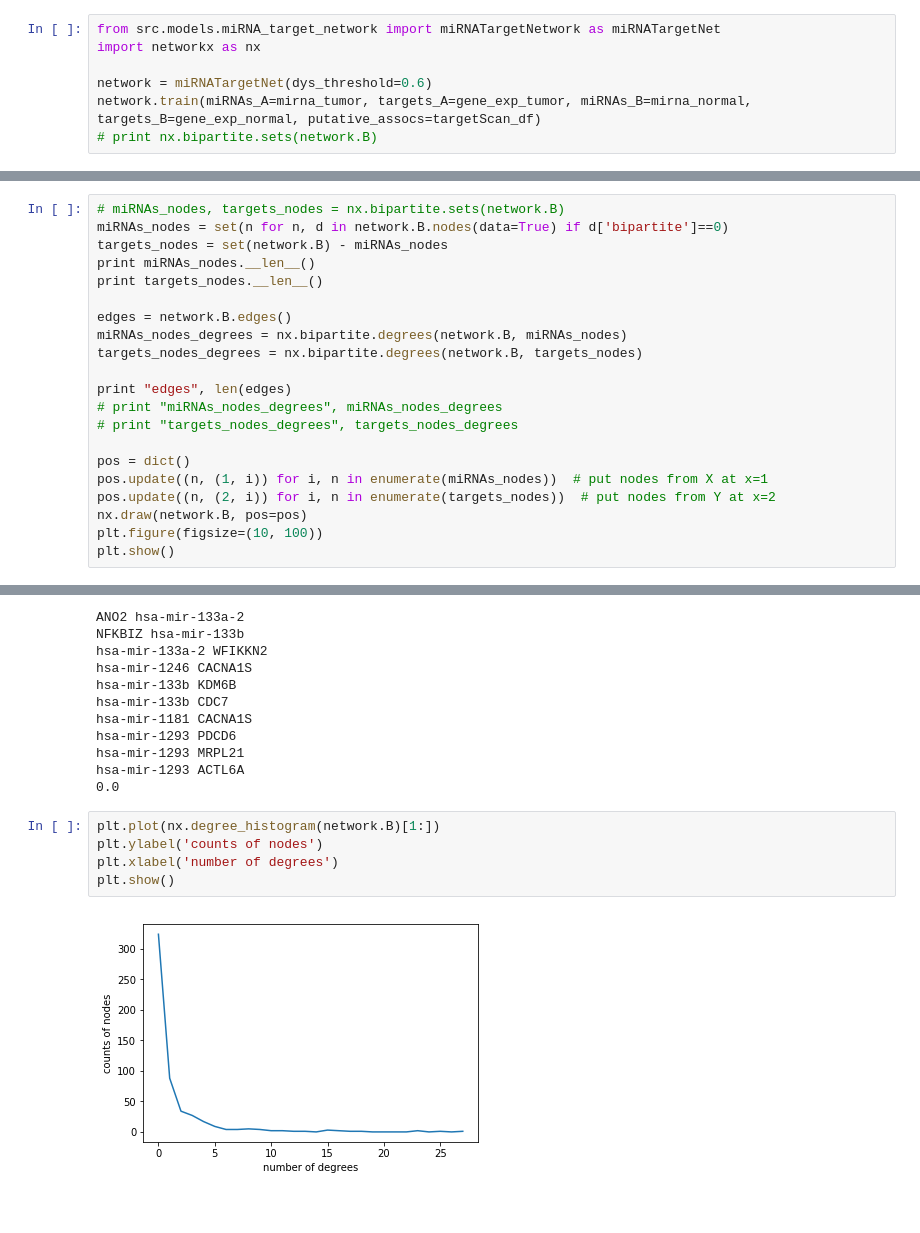
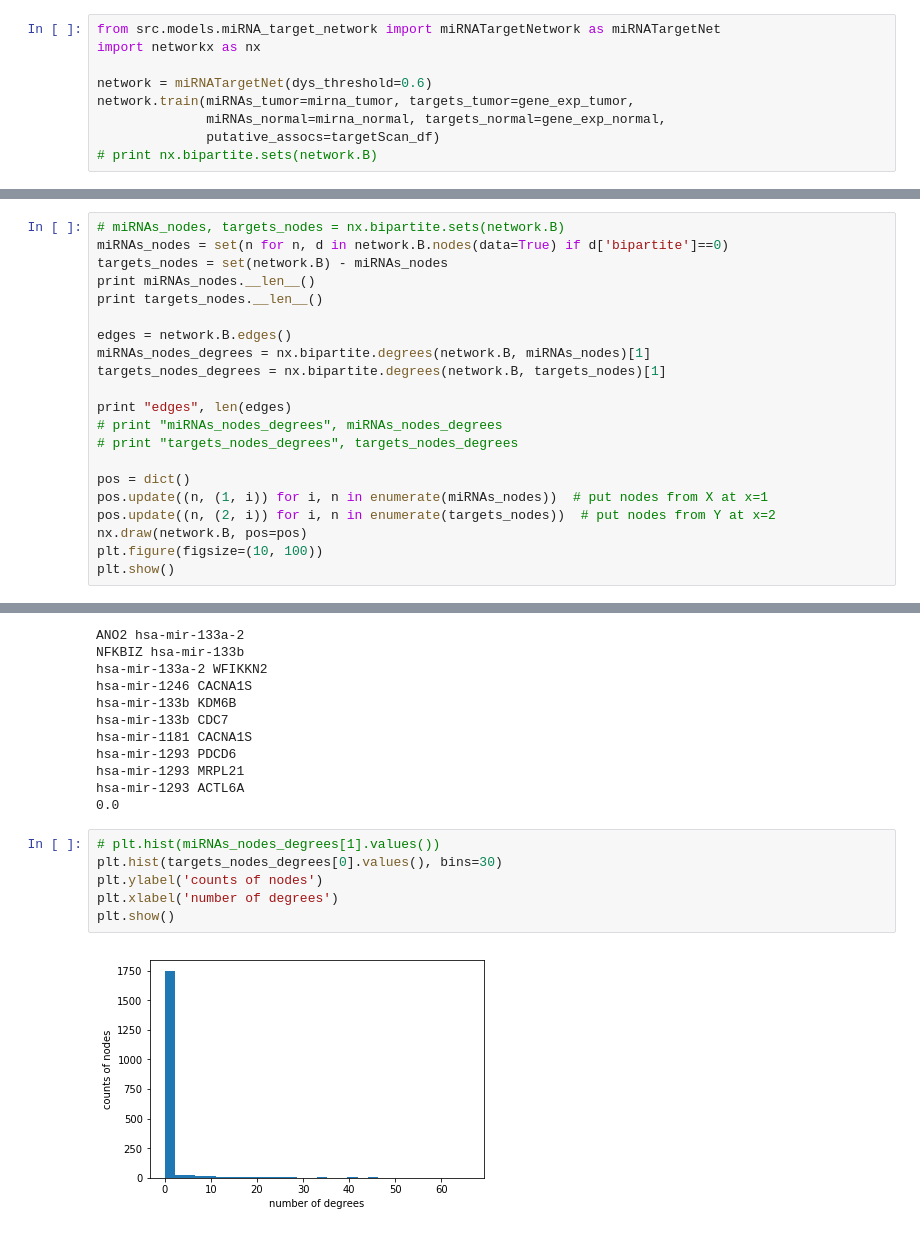
Before and after one commit to JonnyTran/microRNA-Lung-Cancer-Associations, a Jupyter notebook: notebooks/miRNA-gene_exp.ipynb, the cells around one changed output, grey strips where cells are left out. Drawn from its saved outputs; the diff is of its cells as text.

```diff
--- a/notebooks/miRNA-gene_exp.ipynb
+++ b/notebooks/miRNA-gene_exp.ipynb
@@ -225,7 +225,9 @@ from src.models.miRNA_target_network import miRNATargetNetwork as miRNATargetNet
 import networkx as nx
 
 network = miRNATargetNet(dys_threshold=0.6)
-network.train(miRNAs_A=mirna_tumor, targets_A=gene_exp_tumor, miRNAs_B=mirna_normal, targets_B=gene_exp_normal, putative_assocs=targetScan_df)
+network.train(miRNAs_tumor=mirna_tumor, targets_tumor=gene_exp_tumor,
+              miRNAs_normal=mirna_normal, targets_normal=gene_exp_normal,
+              putative_assocs=targetScan_df)
 # print nx.bipartite.sets(network.B)
 # %% [output]
 n_A 503
@@ -238,8 +240,8 @@ print miRNAs_nodes.__len__()
 print targets_nodes.__len__()
 
 edges = network.B.edges()
-miRNAs_nodes_degrees = nx.bipartite.degrees(network.B, miRNAs_nodes)
-targets_nodes_degrees = nx.bipartite.degrees(network.B, targets_nodes)
+miRNAs_nodes_degrees = nx.bipartite.degrees(network.B, miRNAs_nodes)[1]
+targets_nodes_degrees = nx.bipartite.degrees(network.B, targets_nodes)[1]
 
 print "edges", len(edges)
 # print "miRNAs_nodes_degrees", miRNAs_nodes_degrees
@@ -360,9 +391,10 @@ hsa-mir-1293 MRPL21
 hsa-mir-1293 ACTL6A
 0.0
 # %%
-plt.plot(nx.degree_histogram(network.B)[1:])
+# plt.hist(miRNAs_nodes_degrees[1].values())
+plt.hist(targets_nodes_degrees[0].values(), bins=30)
 plt.ylabel('counts of nodes')
 plt.xlabel('number of degrees')
 plt.show()
 # %% [output]
-[figure, old version]
+[figure, new version]
```
Also changed, not shown: parts of 4 cells of this notebook, 2 other files.
